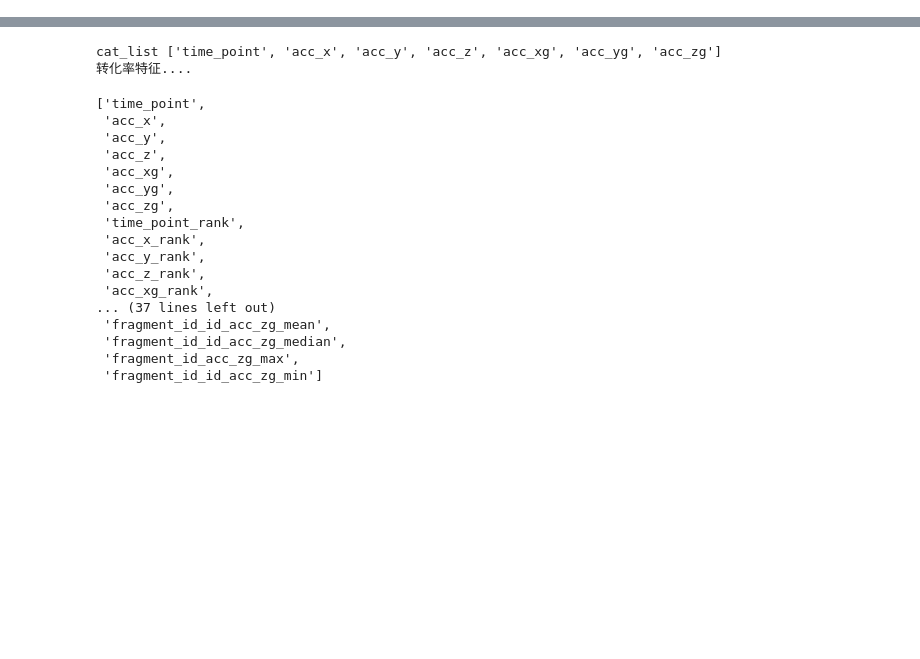
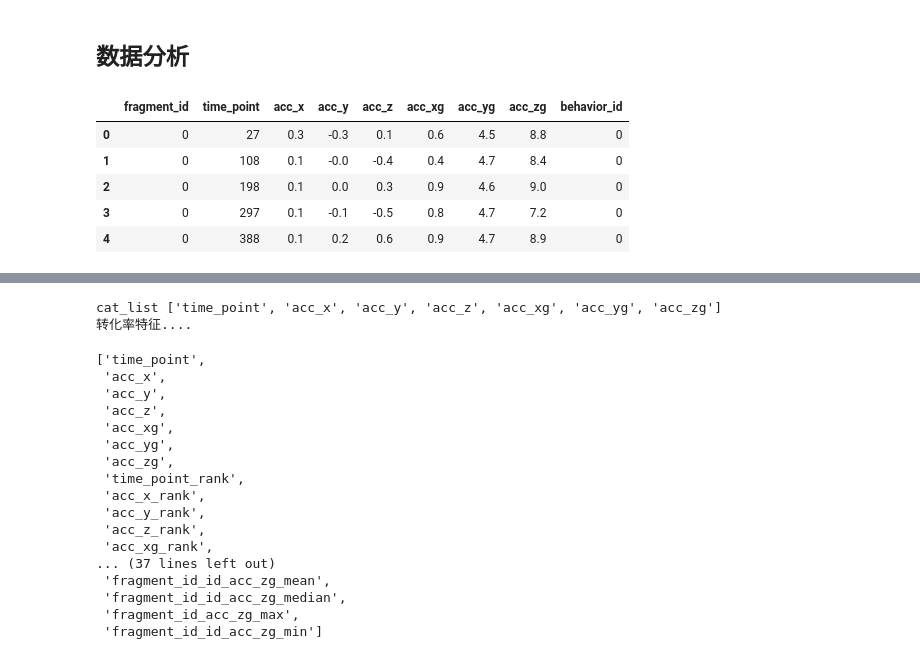
Before and after one commit to BruceDGit/Cellphone-Behavior, a Jupyter notebook: EDA.ipynb, the cells around one changed output, grey strips where cells are left out. Cells and saved outputs as stored; diff of their text form; code cells hidden in the pictures; blank space fills up the shorter version.

```diff
--- a/EDA.ipynb
+++ b/EDA.ipynb
@@ -7,3 +7,14 @@ from itertools import combinations
 data_path = 'data/'
 train = pd.read_csv(data_path+'sensor_train.csv')
 test = pd.read_csv(data_path+'sensor_test.csv')
+# %% [markdown]
+## 数据分析
+# %%
+train.head()
+# %% [output]
+|  | fragment_id | time_point | acc_x | acc_y | acc_z | acc_xg | acc_yg | acc_zg | behavior_id |
+| 0 | 0 | 27 | 0.3 | -0.3 | 0.1 | 0.6 | 4.5 | 8.8 | 0 |
+| 1 | 0 | 108 | 0.1 | -0.0 | -0.4 | 0.4 | 4.7 | 8.4 | 0 |
+| 2 | 0 | 198 | 0.1 | 0.0 | 0.3 | 0.9 | 4.6 | 9.0 | 0 |
+| 3 | 0 | 297 | 0.1 | -0.1 | -0.5 | 0.8 | 4.7 | 7.2 | 0 |
+| 4 | 0 | 388 | 0.1 | 0.2 | 0.6 | 0.9 | 4.7 | 8.9 | 0 |
```
Also changed, not shown: parts of 5 cells of this notebook, 4 other files.
